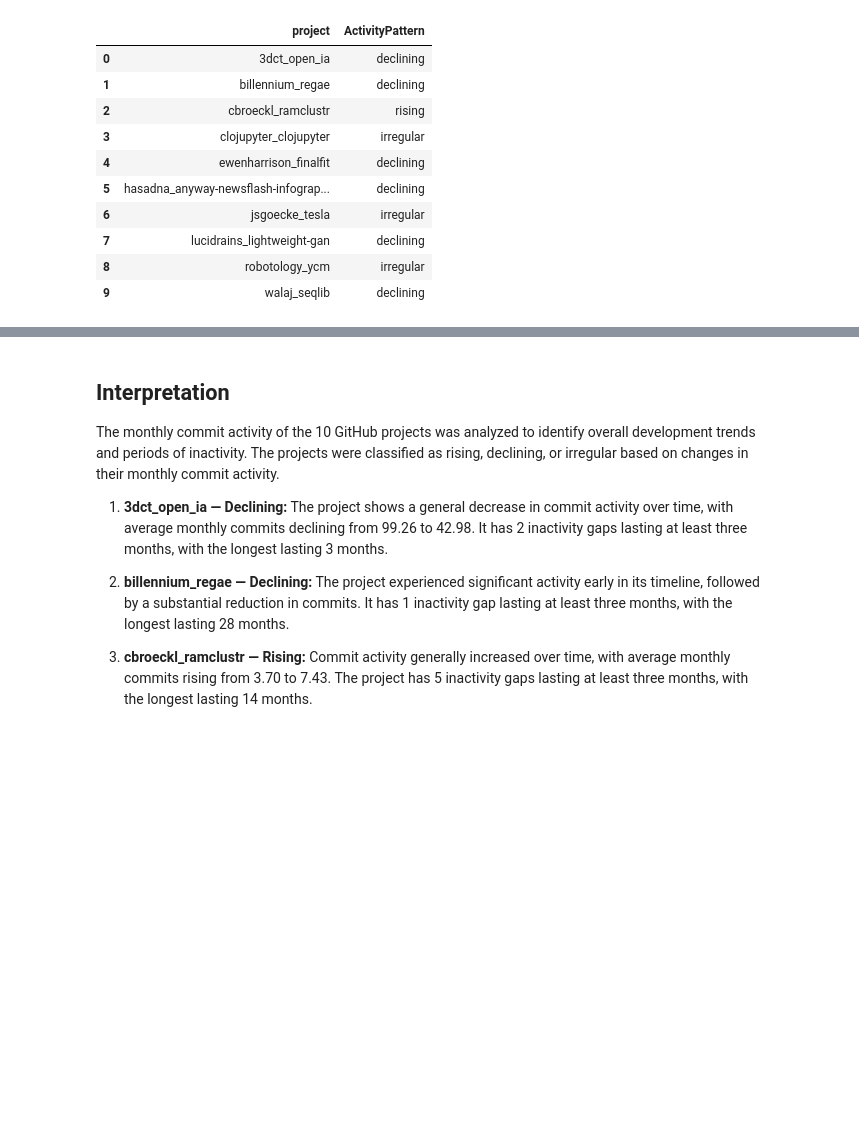
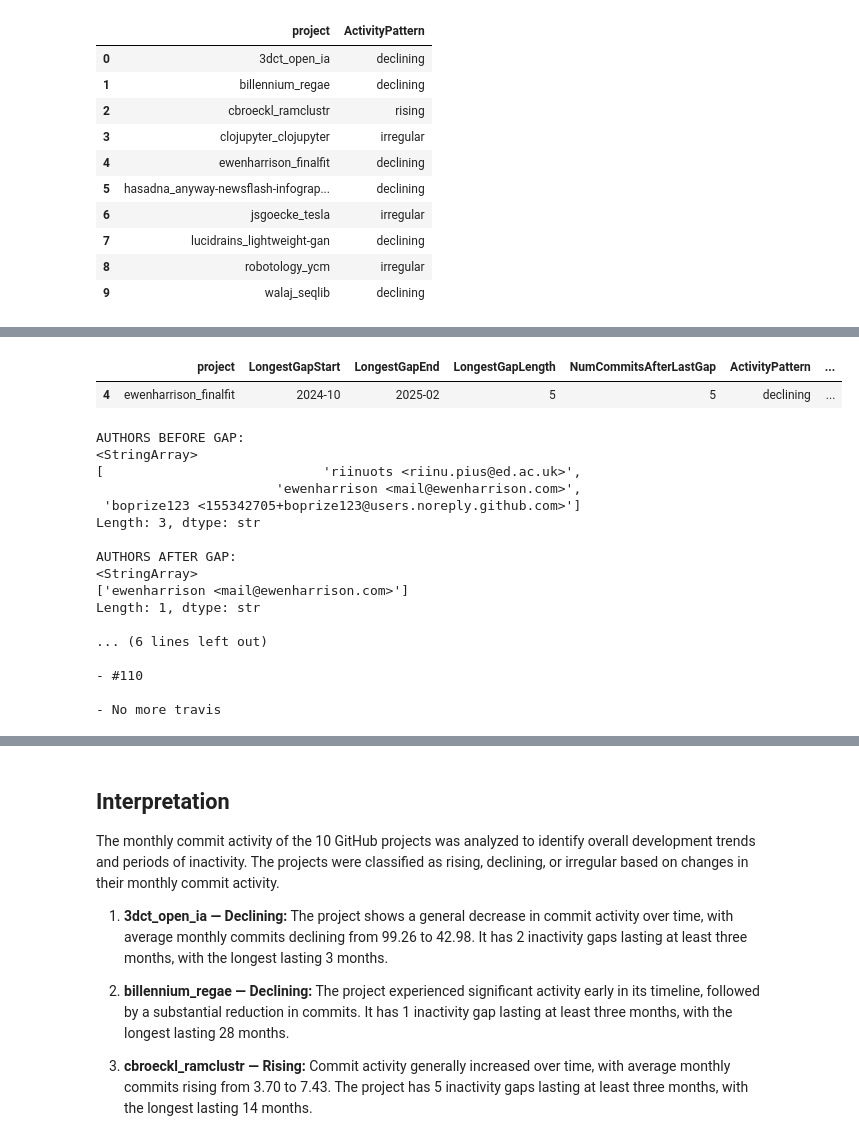
Before and after one commit to Bansari26700/MiniProject2, a Jupyter notebook: bxy539.ipynb, the cells around one changed output, grey strips where cells are left out. Saved outputs shown, nothing was run; the diff lists cells and outputs as text; code cells hidden in the pictures; blank space fills up the shorter version.

```diff
--- a/bxy539.ipynb
+++ b/bxy539.ipynb
@@ -1168,0 +2957,69 @@ Missing activity patterns: 0
+# %%
+
+# Part 4 - Project 5: ewenharrison_finalfit
+
+project_id = "ewenharrison_finalfit"
+
+# Display gap information
+display(
+    stats.loc[
+        stats["project"] == project_id,
+        [
+            "project",
+            "LongestGapStart",
+            "LongestGapEnd",
+            "LongestGapLength",
+            "NumCommitsAfterLastGap",
+            "ActivityPattern",
+            "last_commit_date"
+        ]
+    ]
+)
+
+# Get commits before and after the gap
+project_commits = gap_commits_df[
+    gap_commits_df["project_wocid"] == project_id
+]
+
+print("AUTHORS BEFORE GAP:")
+print(
+    project_commits.loc[
+        project_commits["pre/post"] == "pre",
+        "author"
+    ].unique()
+)
+
+print("\nAUTHORS AFTER GAP:")
+print(
+    project_commits.loc[
+        project_commits["pre/post"] == "post",
+        "author"
+    ].unique()
+)
+
+print("\nPOST-GAP COMMIT MESSAGES:")
+for msg in project_commits.loc[
+    project_commits["pre/post"] == "post",
+    "commit message"
+]:
+    print("-", msg)
+# %% [output]
+|  | project | LongestGapStart | LongestGapEnd | LongestGapLength | NumCommitsAfterLastGap | ActivityPattern | ... |
+| 4 | ewenharrison_finalfit | 2024-10 | 2025-02 | 5 | 5 | declining | ... |
+AUTHORS BEFORE GAP:
+<StringArray>
+[                            'riinuots <riinu.pius@ed.ac.uk>',
+                       'ewenharrison <mail@ewenharrison.com>',
+ 'boprize123 <155342705+boprize123@users.noreply.github.com>']
+Length: 3, dtype: str
+
+AUTHORS AFTER GAP:
+<StringArray>
+['ewenharrison <mail@ewenharrison.com>']
+Length: 1, dtype: str
+
+... (6 lines left out)
+
+- #110
+
+- No more travis
```
Also changed, not shown: parts of 87 cells of this notebook, 12 other files.
